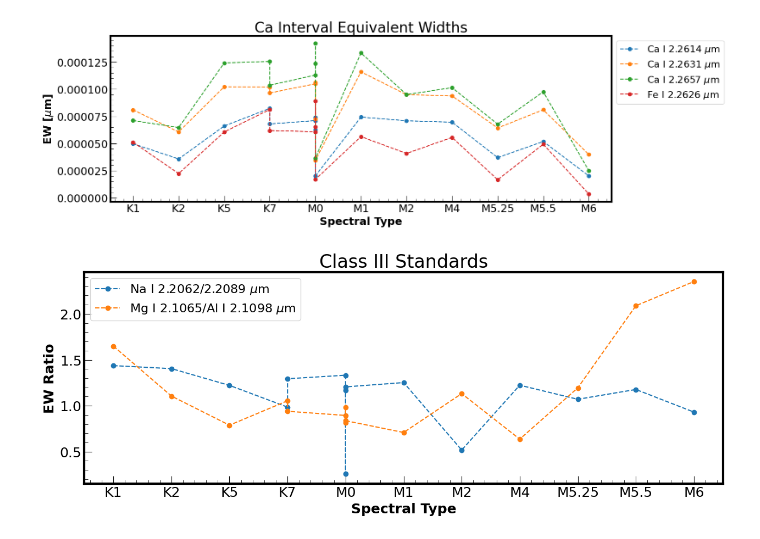
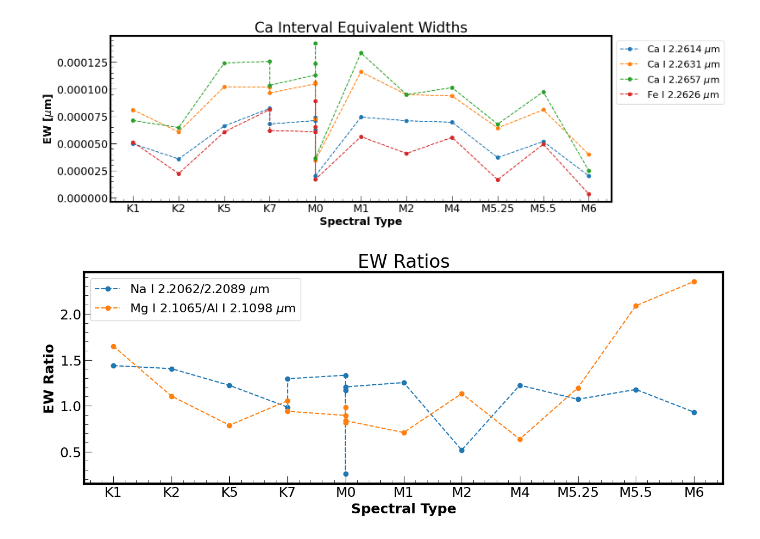
Before and after one commit to SavOliveira/IGRINS-Spectra, a Jupyter notebook: ew_analysis.ipynb, the cells around one changed output. Cells and saved outputs as stored; diff of their text form; code cells hidden in the pictures.

```diff
--- a/ew_analysis.ipynb
+++ b/ew_analysis.ipynb
@@ -99,15 +102,15 @@ plt.show()
 # %%
 fig = plt.figure(figsize=(15,5))
 plt.plot(spec_types,st_na_ratio, ls='--', marker='o', label=rf'Na I 2.2062/2.2089 $\mu$m')
 plt.plot(spec_types,st_mg_al_ratio, ls='--', marker='o', label=rf'Mg I 2.1065/Al I 2.1098 $\mu$m')
 
 # plt.scatter(spec_types,st_sc_2_2058, label=rf'Sc I 2.2058 $\mu$m')
 # plt.scatter(spec_types,st_si_2_2068, label=rf'Si I 2.2068 $\mu$m')
 
 plt.xlabel('Spectral Type')
 plt.ylabel(rf'EW Ratio')
-plt.title('EW Ratios for Taurus Class III Standards')
+plt.title('EW Ratios')
 plt.legend()
 plt.show()
 # %% [output]
-[figure, old version]
+[figure, new version]
```
Also changed, not shown: parts of 2 cells of this notebook, 1 other file.
